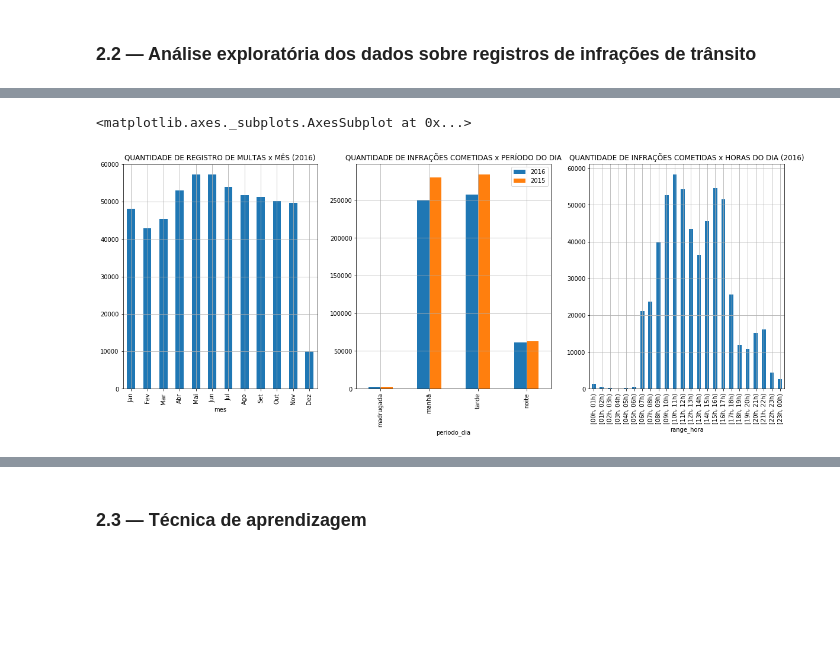
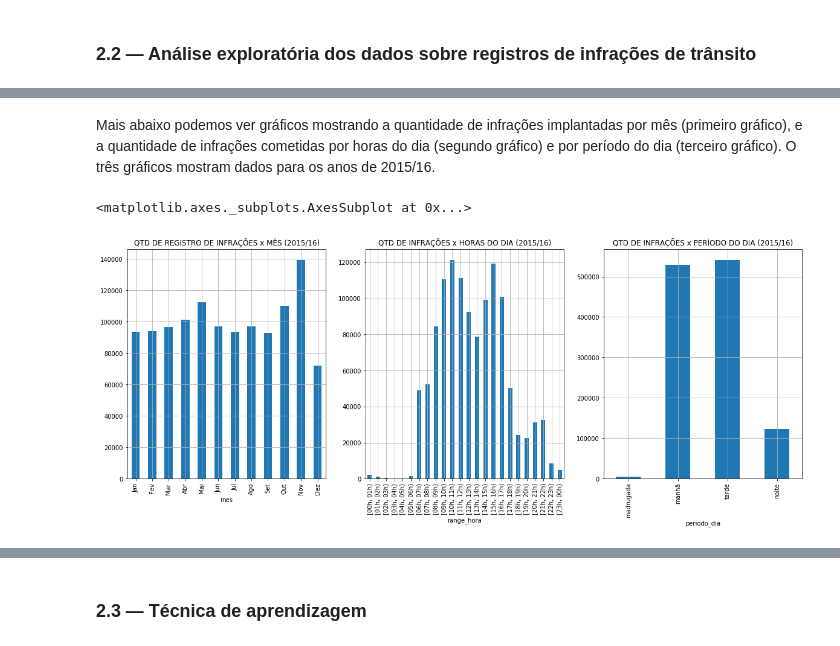
Before and after one commit to if1015-datascience-ufpe/projeto-2017-1-datascienceteam, a Jupyter notebook: 02_analises-e-resultados.ipynb, the cells around one changed output, grey strips where cells are left out. Saved outputs shown, nothing was run; the diff lists cells and outputs as text; code cells hidden in the pictures; blank space fills up the shorter version.

```diff
--- a/02_analises-e-resultados.ipynb
+++ b/02_analises-e-resultados.ipynb
@@ -345,0 +343,13 @@ multas2016.head()
+# %%
+# Concatenando dataframe de multas de 2015 e 2016
+multasTotal = pd.concat([multas2016, multas2015], axis=0)
+
+# Meio que mais implantou multas de trânsito (2015/16)
+equip_moda = multasTotal.agente_equipamento.mode()[0]
+qtd_equip = multasTotal.groupby('agente_equipamento').size().sort_values(ascending=False)[0]
+
+# Calculando porcentagens
+pct_equip = round(qtd_equip*100.0/multasTotal.shape[0], 2)
+
+print('---MEIOS QUE MAIS IMPLANTARAM MULTAS (2015/16)---')
+print('=> {} - {} (ou {}% das) infrações registradas'.format(equip_moda, qtd_equip, pct_equip))
@@ -346,32 +361,27 @@ multas2016.head()
+# %% [markdown]
+Mais abaixo podemos ver gráficos mostrando a quantidade de infrações implantadas por mês (primeiro gráfico), e a quantidade de infrações cometidas por horas do dia (segundo gráfico) e por período do dia (terceiro gráfico). O três gráficos mostram dados para os anos de 2015/16.
 # %%
 # Ordem dos valores no eixo x dos gráficos
 meses = ['Jan','Fev','Mar','Abr','Mai','Jun','Jul','Ago','Set','Out','Nov','Dez']
 periodos = ['madrugada','manhã','tarde','noite']
 horas = ['[00h, 01h)','[01h, 02h)','[02h, 03h)','[03h, 04h)','[04h, 05h)','[05h, 06h)','[06h, 07h)','[07h, 08h)',
         '[08h, 09h)','[09h, 10h)','[10h, 11h)','[11h, 12h)','[12h, 13h)','[13h, 14h)','[14h, 15h)','[15h, 16h)',
         '[16h, 17h)','[17h, 18h)','[18h, 19h)','[19h, 20h)','[20h, 21h)','[21h, 22h)','[22h, 23h)','[23h, 00h)']
 
 # PLOTS
 fig, ax = plt.subplots(ncols=3,figsize=(20,7))
 
-multasXmes2016 = multas2016.groupby('mes').size()
-multasXmes2016 = multasXmes2016.reindex(meses)
-multasXmes2016.plot.bar(title='QUANTIDADE DE REGISTRO DE MULTAS x MÊS (2016)', grid=True, ax=ax[0])
+multasXmes = multasTotal.groupby('mes').size()
+multasXmes = multasXmes.reindex(meses)
+multasXmes.plot.bar(title='QTD DE REGISTRO DE INFRAÇÕES x MÊS (2015/16)', grid=True, ax=ax[0])
 
-multasXhoras2016 = multas2016.groupby('range_hora').size()
-multasXhoras2016 = multasXhoras2016.reindex(horas)
-multasXhoras2016.plot.bar(title='QUANTIDADE DE INFRAÇÕES COMETIDAS x HORAS DO DIA (2016)', grid=True, ax=ax[2])
+multasXhoras = multasTotal.groupby('range_hora').size()
+multasXhoras = multasXhoras.reindex(horas)
+multasXhoras.plot.bar(title='QTD DE INFRAÇÕES x HORAS DO DIA (2015/16)', grid=True, ax=ax[1])
 
-multasXperiodo2016 = multas2016.groupby('periodo_dia').size()
-multasXperiodo2016 = multasXperiodo2016.reindex(periodos)
-multasXperiodo2015 = multas2015.groupby('periodo_dia').size()
-multasXperiodo2015 = multasXperiodo2015.reindex(periodos)
-multasXperiodo2016 = multasXperiodo2016.to_frame()
-multasXperiodo2015 = multasXperiodo2015.to_frame()
-multasXperiodo2016.columns = ['2016']
-multasXperiodo2015.columns = ['2015']
-multasXperiodo = pd.concat([multasXperiodo2016, multasXperiodo2015], axis=1)
-multasXperiodo.plot.bar(title='QUANTIDADE DE INFRAÇÕES COMETIDAS x PERÍODO DO DIA', grid=True, ax=ax[1])
+multasXperiodo = multasTotal.groupby('periodo_dia').size()
+multasXperiodo = multasXperiodo.reindex(periodos)
+multasXperiodo.plot.bar(title='QTD DE INFRAÇÕES x PERÍODO DO DIA (2015/16)', grid=True, ax=ax[2])
 # %% [output]
 <matplotlib.axes._subplots.AxesSubplot at 0x...>
-[figure, old version]
+[figure, new version]
```
Also changed, not shown: parts of 35 cells of this notebook, 1 other file.
